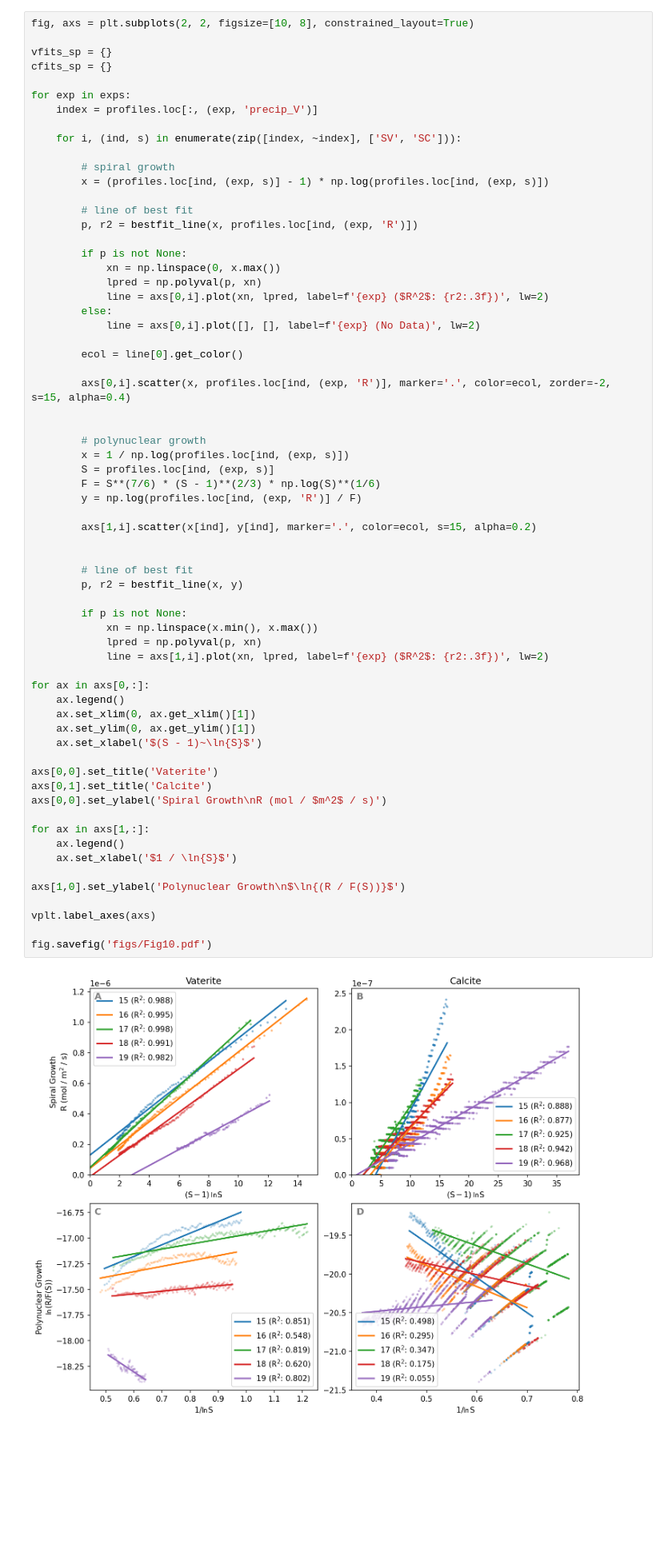
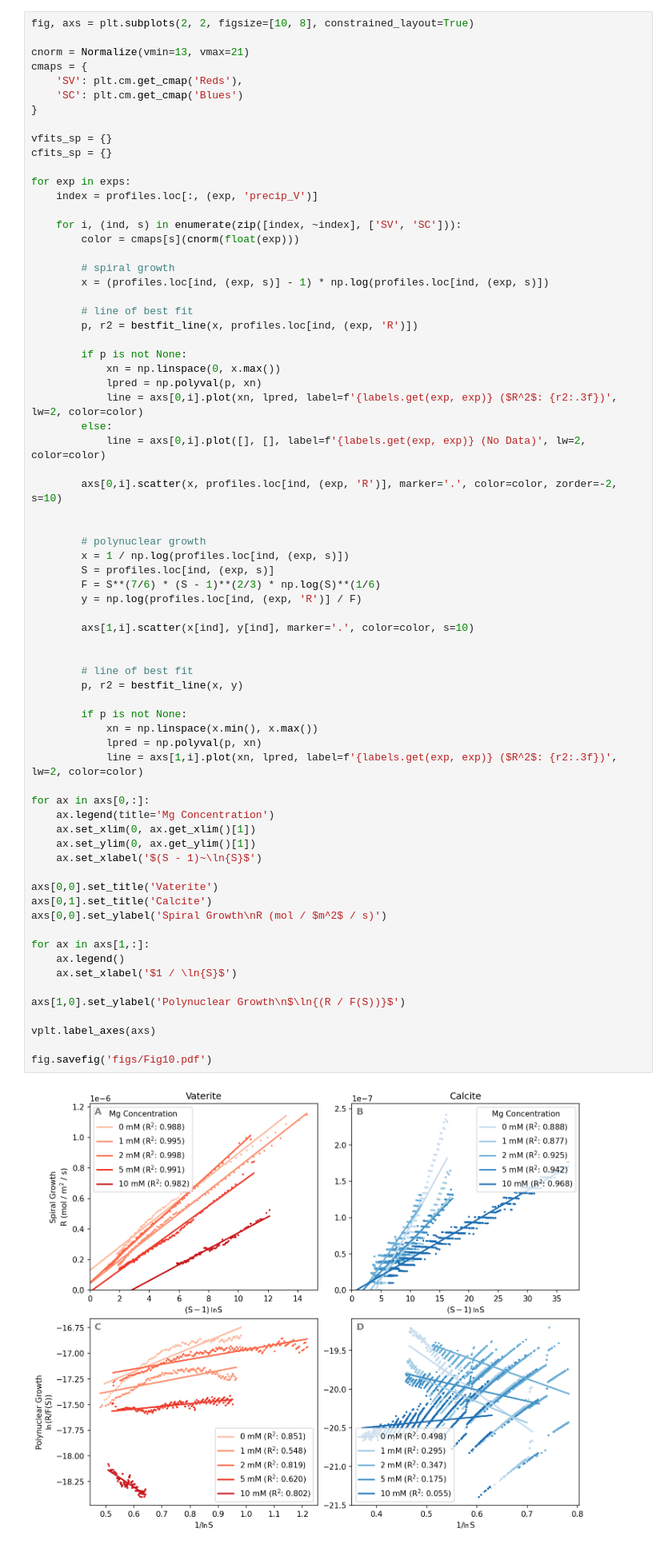
Before and after one commit to oscarbranson/supplementary, a Jupyter notebook: supplements/vaterite_geochem/03_kinetics.ipynb, the cells around one changed output. Shown at 80% size. Saved outputs shown, nothing was run; the diff lists cells and outputs as text; blank space fills up the shorter version.

Commit message:
final(?) figure updates

```diff
--- a/supplements/vaterite_geochem/03_kinetics.ipynb
+++ b/supplements/vaterite_geochem/03_kinetics.ipynb
@@ -290,5 +302,11 @@ def bestfit_line(x, y):
 # %%
 fig, axs = plt.subplots(2, 2, figsize=[10, 8], constrained_layout=True)
+
+cnorm = Normalize(vmin=13, vmax=21)
+cmaps = {
+    'SV': plt.cm.get_cmap('Reds'),
+    'SC': plt.cm.get_cmap('Blues')
+}
 
 vfits_sp = {}
 cfits_sp = {}
@@ -297,6 +315,7 @@ for exp in exps:
     index = profiles.loc[:, (exp, 'precip_V')]
 
     for i, (ind, s) in enumerate(zip([index, ~index], ['SV', 'SC'])):
+        color = cmaps[s](cnorm(float(exp)))
 
         # spiral growth
         x = (profiles.loc[ind, (exp, s)] - 1) * np.log(profiles.loc[ind, (exp, s)])
@@ -307,13 +326,11 @@ for exp in exps:
         if p is not None:
             xn = np.linspace(0, x.max())
             lpred = np.polyval(p, xn)
-            line = axs[0,i].plot(xn, lpred, label=f'{exp} ($R^2$: {r2:.3f})', lw=2)
+            line = axs[0,i].plot(xn, lpred, label=f'{labels.get(exp, exp)} ($R^2$: {r2:.3f})', lw=2, color=color)
         else:
-            line = axs[0,i].plot([], [], label=f'{exp} (No Data)', lw=2)
+            line = axs[0,i].plot([], [], label=f'{labels.get(exp, exp)} (No Data)', lw=2, color=color)
 
-        ecol = line[0].get_color()
-
-        axs[0,i].scatter(x, profiles.loc[ind, (exp, 'R')], marker='.', color=ecol, zorder=-2, s=15, alpha=0.4)
+        axs[0,i].scatter(x, profiles.loc[ind, (exp, 'R')], marker='.', color=color, zorder=-2, s=10)
 
 
         # polynuclear growth
@@ -322,38 +339,38 @@ for exp in exps:
         F = S**(7/6) * (S - 1)**(2/3) * np.log(S)**(1/6)
         y = np.log(profiles.loc[ind, (exp, 'R')] / F)
 
-        axs[1,i].scatter(x[ind], y[ind], marker='.', color=ecol, s=15, alpha=0.2)
+        axs[1,i].scatter(x[ind], y[ind], marker='.', color=color, s=10)
 
 
         # line of best fit
         p, r2 = bestfit_line(x, y)
 
         if p is not None:
             xn = np.linspace(x.min(), x.max())
             lpred = np.polyval(p, xn)
-            line = axs[1,i].plot(xn, lpred, label=f'{exp} ($R^2$: {r2:.3f})', lw=2)
+            line = axs[1,i].plot(xn, lpred, label=f'{labels.get(exp, exp)} ($R^2$: {r2:.3f})', lw=2, color=color)
 
 for ax in axs[0,:]:
-    ax.legend()
+    ax.legend(title='Mg Concentration')
     ax.set_xlim(0, ax.get_xlim()[1])
     ax.set_ylim(0, ax.get_ylim()[1])
     ax.set_xlabel('$(S - 1)~\ln{S}$')
 
 axs[0,0].set_title('Vaterite')
 axs[0,1].set_title('Calcite')
 axs[0,0].set_ylabel('Spiral Growth\nR (mol / $m^2$ / s)')
 
 for ax in axs[1,:]:
     ax.legend()
     ax.set_xlabel('$1 / \ln{S}$')
 
 axs[1,0].set_ylabel('Polynuclear Growth\n$\ln{(R / F(S))}$')
 
 vplt.label_axes(axs)
 
 fig.savefig('figs/Fig10.pdf')
 # %% [output]
-[figure, old version]
+[figure, new version]
 # %% [markdown]
 Our data adhere to the spiral growth mechanism more than the polynuclear mechanism. This allows us to calculate kinetic coefficients and critical supersaturation for the various treatments:
 # %% [markdown]
```
Also changed, not shown: parts of 10 cells of this notebook, 11 other files.
